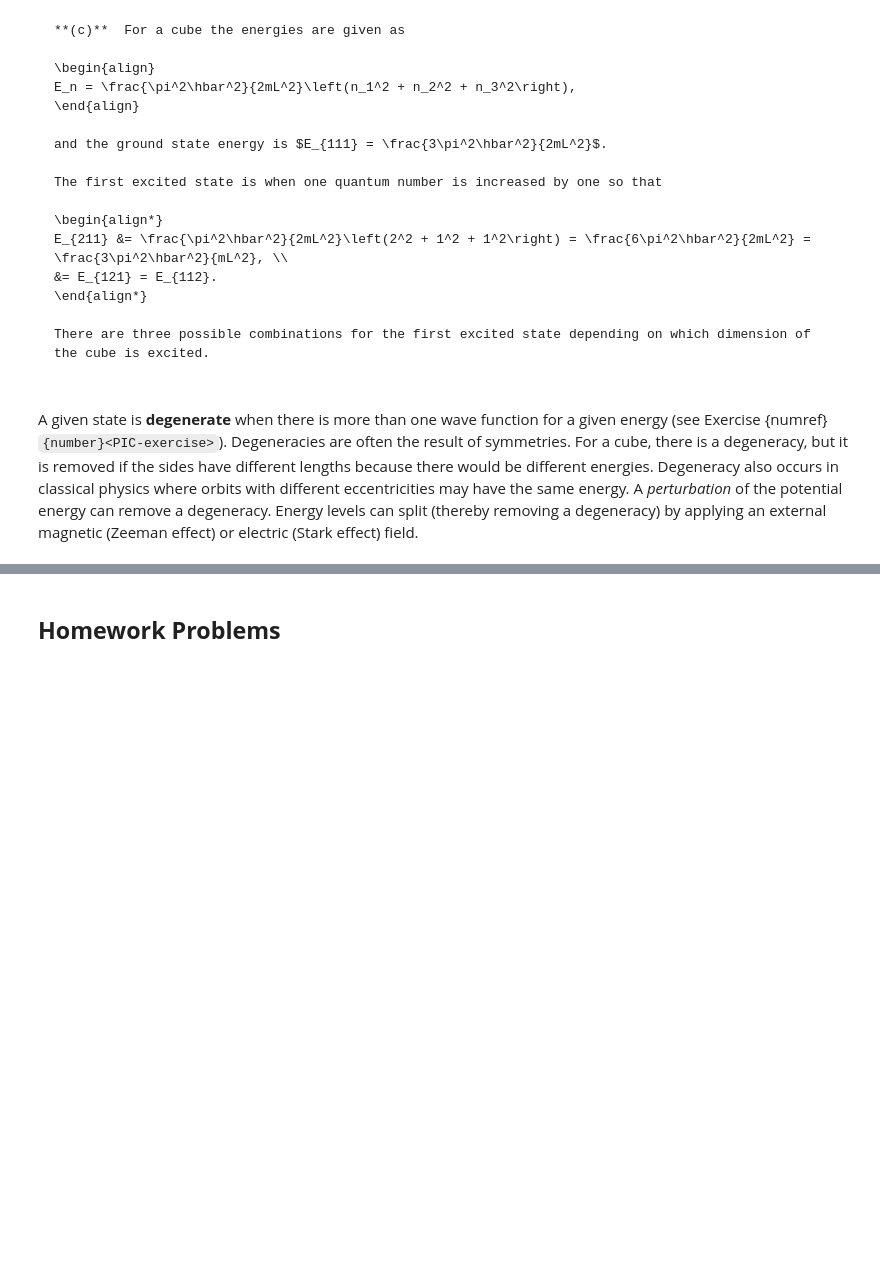
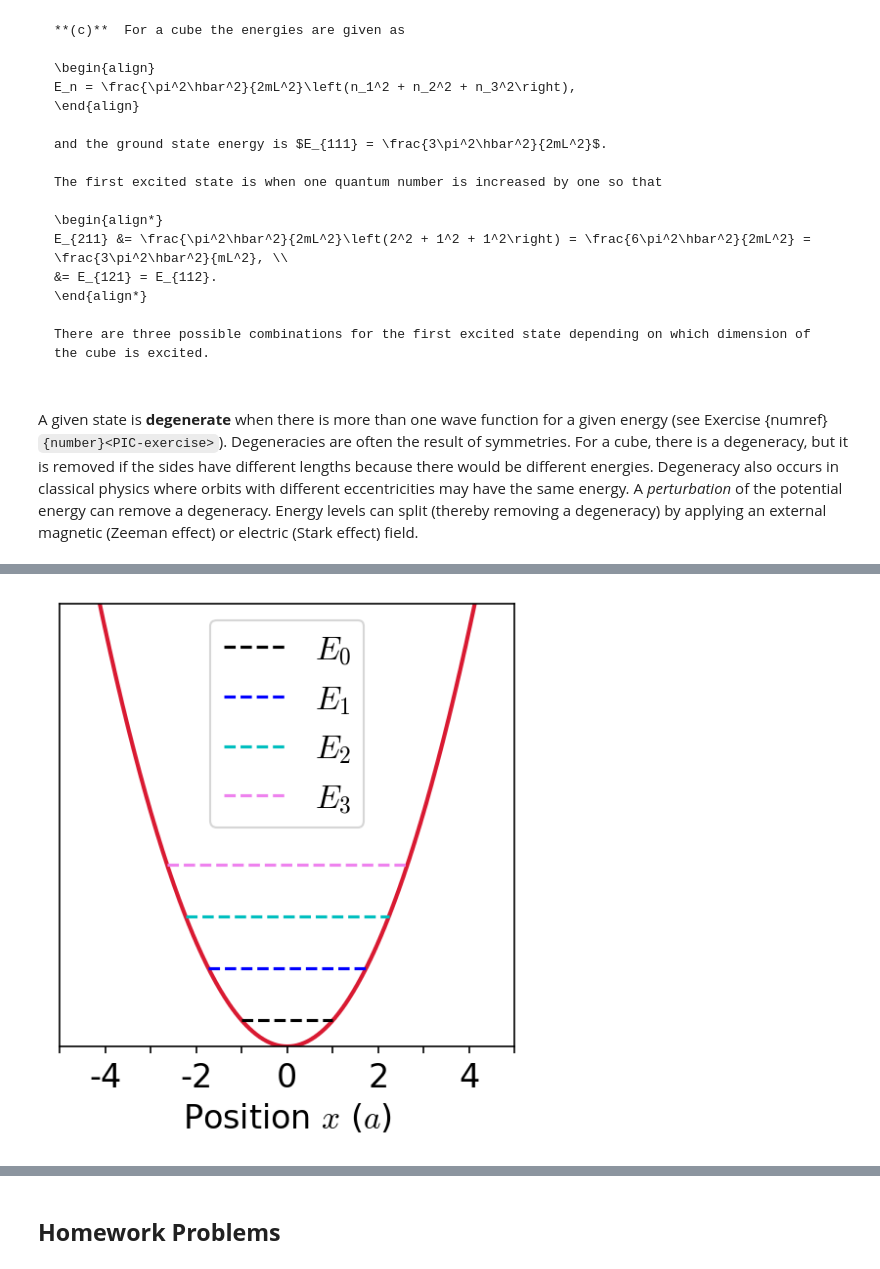
Before and after one commit to saturnaxis/ModernPhysics, a Jupyter notebook: Chapter_6/quantum-mechanics-part2.ipynb, the cells around one changed output, grey strips where cells are left out. Saved outputs shown, nothing was run; the diff lists cells and outputs as text; code cells hidden in the pictures; blank space fills up the shorter version.

```diff
--- a/Chapter_6/quantum-mechanics-part2.ipynb
+++ b/Chapter_6/quantum-mechanics-part2.ipynb
@@ -992,0 +1251,45 @@ A given state is **degenerate** when there is more than one wave function for a
+# %%
+import numpy as np
+import matplotlib.pyplot as plt
+from scipy.special import hermite
+from scipy.constants import m_e
+from myst_nb import glue
+from matplotlib import rcParams
+
+rcParams.update({'font.size': 16})
+rcParams.update({'mathtext.fontset': 'cm'})
+
+def SHO_potential(x):
+    #calculate the SHO potential
+    return 0.5*kappa*x**2
+
+alpha  = 1. #Assume alpha = 10 --> kappa = hbar^2/m
+kappa = hbar**2*alpha**2/m_e
+omega = np.sqrt(kappa/m_e)
+a = np.sqrt(hbar*omega/kappa) #width of the potential at E_o
+
+fs = 'medium'
+lw = 2
+col = (218/256., 26/256., 50/256.)
+E_col = ['k','b','c','violet']
+
+fig = plt.figure(figsize=(4,4),dpi=150)
+ax = fig.add_subplot(111)
+x = np.arange(-5*a,5*a,a/40.)
+ax.plot(x/a,SHO_potential(x)/(hbar*omega),'-',color=col,lw=lw)
+for i in range(0,4):
+    E_n = (i + 0.5)*hbar*omega
+    x_n = 0.5 - np.sqrt(2*i+1)/10.
+    x_p = 0.5 + np.sqrt(2*i+1)/10.
+    ax.axhline(E_n/(hbar*omega),x_n,x_p,color=E_col[i],linestyle='--',lw=1.5,label='$E_%i$' % i)
+
+ax.legend(loc='best',fontsize=fs)
+ax.set_xticks(range(-5,6))
+ax.set_xticklabels(['','-4','','-2','','0','','2','','4',''])
+ax.set_xlabel("Position $x$ ($a$)",fontsize=fs)
+ax.set_ylim(0,8.5)
+ax.set_xlim(-5,5)
+ax.set_yticks([])
+
+glue("SHO_energy", fig, display=False);
+# %% [output]
@@ -992,0 +1297 @@ A given state is **degenerate** when there is more than one wave function for a
+[figure, added]
```
Also changed, not shown: parts of 18 cells of this notebook, 12 other files.
